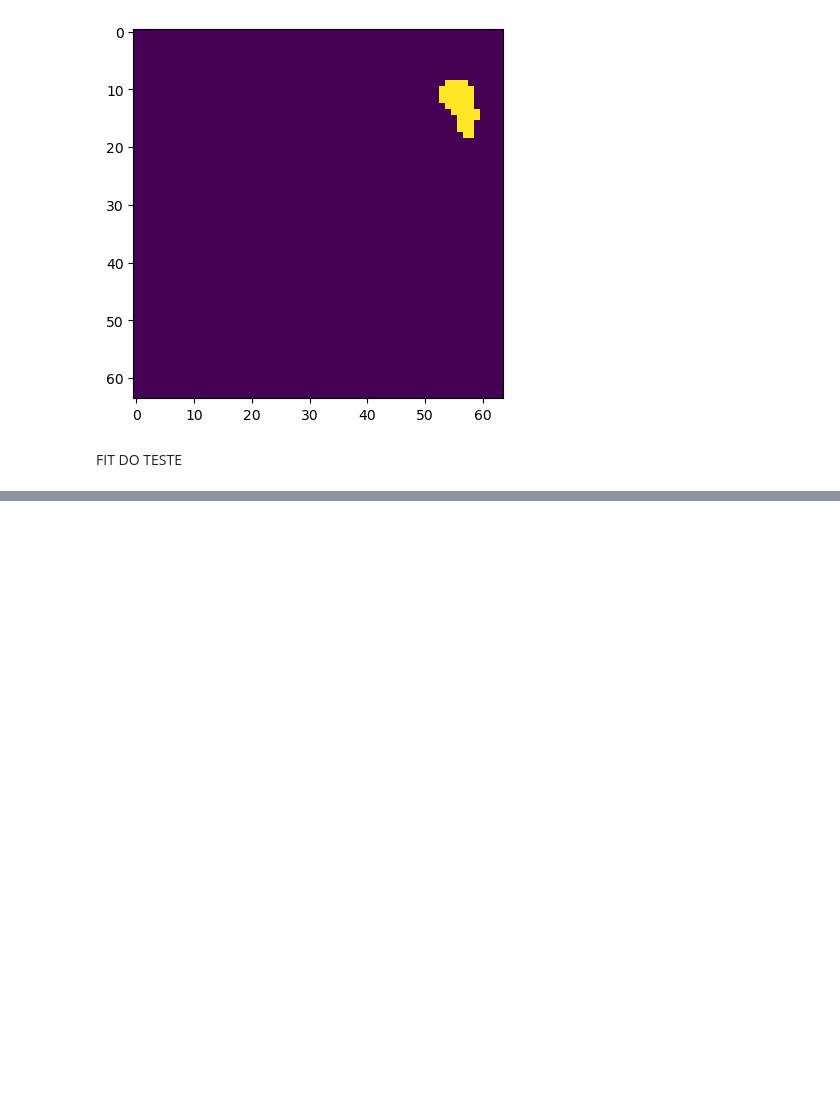
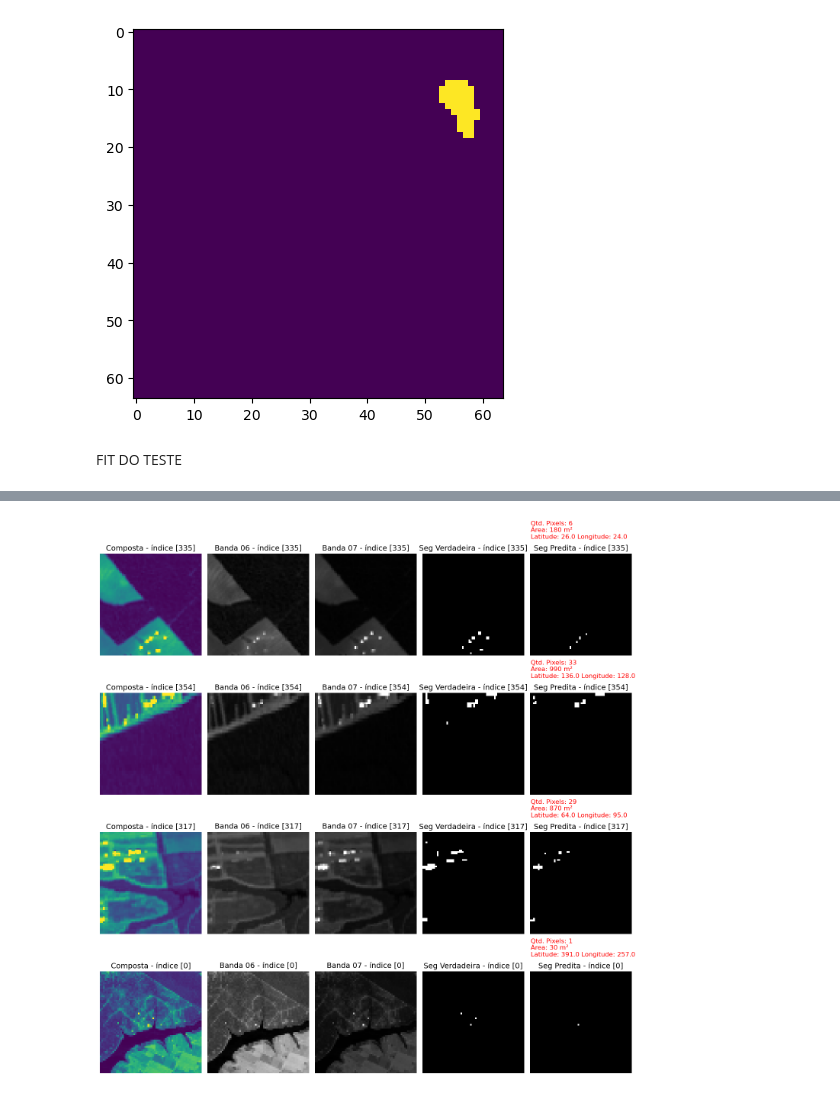
Before and after one commit to crisb2reis/unet, a Jupyter notebook: U-net-60-40_Teste-Landsat8-7-julho00:13.ipynb, the cells around one changed output, grey strips where cells are left out. Drawn from its saved outputs; the diff is of its cells as text; code cells hidden in the pictures; blank space fills up the shorter version.

Commit message:
Modificações referente a bando composta e refatoração de código

```diff
--- a/U-net-60-40_Teste-Landsat8-7-julho00:13.ipynb
+++ b/U-net-60-40_Teste-Landsat8-7-julho00:13.ipynb
@@ -842,3 +888,55 @@ plt.show()
+# %%
+def plot_resultado(quantidade=4):
+    output_dir = '/home/cristiano/Documentos/PREDS/Imagens'
+    nome_arquivo_indices = '/home/cristiano/Downloads/Imagens_Landsat-8/TESTE_DESCOMPACTADO/SEGMENTADA_RECORT_LAT-LONG/informacoes.csv'
+
+    indices, latitudes, longitudes = ler_arquivo_indices(diretorio_destino, nome_arquivo_indices)
+
+    nome_arquivo_qtd_pixel = 'qtd_pixel.csv'
+    mapa_qtd_pixel_area = ler_arquivo_qtd_pixel(diretorio_destino, nome_arquivo_qtd_pixel)
+
+    random.shuffle(indices)
+    indices_selecionados = indices[:quantidade]
+
+    plt.figure(figsize=(15, 15))
+    j = 1
+    for i, indice in enumerate(indices_selecionados):
+        b0 = Z_test.reshape((-1, IMG_HEIGHT, IMG_WIDTH))[indice]
+        b1 = X_test[indice, :, :, 0].reshape((IMG_HEIGHT, IMG_WIDTH))
+        b2 = X_test[indice, :, :, 1].reshape((IMG_HEIGHT, IMG_WIDTH))
+        seg = Y_test.reshape((-1, IMG_HEIGHT, IMG_WIDTH))[indice]
+        img_pred = preds_test_thresh[indice].reshape((IMG_HEIGHT, IMG_WIDTH))
+
+        img_output_path = os.path.join(output_dir, f'img_pred_{indice}.tiff')
+        plt.imsave(img_output_path, seg, cmap='gray')
+
+        imgs = [b0, b1, b2, seg, img_pred]
+        names = ['Composta', 'Banda 06', 'Banda 07', 'Seg Verdadeira', 'Seg Predita']
+
+        for img, nome in zip(imgs, names):
+            cmap = None if nome == 'Composta' else 'gray'
+            plt.subplot(quantidade, 5, j)
+            plt.imshow(img, cmap=cmap)
+            plt.title(str(nome) + ' - índice [' + str(indice) + ']', fontsize=14)
+            plt.axis('off')
+
+            if j % 5 == 0 and indice in mapa_qtd_pixel_area:
+                qtd_pixel, area = mapa_qtd_pixel_area[indice]
+                plt.text(0,
+                         -10,
+                         f'Qtd. Pixels: {qtd_pixel}\nÁrea: {area} m²\nLatitude: {latitudes[i]} Longitude: {longitudes[i]}',
+                         color='red',
+                         fontsize=12,
+                         ha='left')
+
+            j += 1
+    plt.tight_layout()
+    plt.show()
+
+
+plot_resultado()
+# %% [output]
+[figure, added]
 # %%
 import csv
 
```
Also changed, not shown: parts of 26 cells of this notebook, 1 other file.
